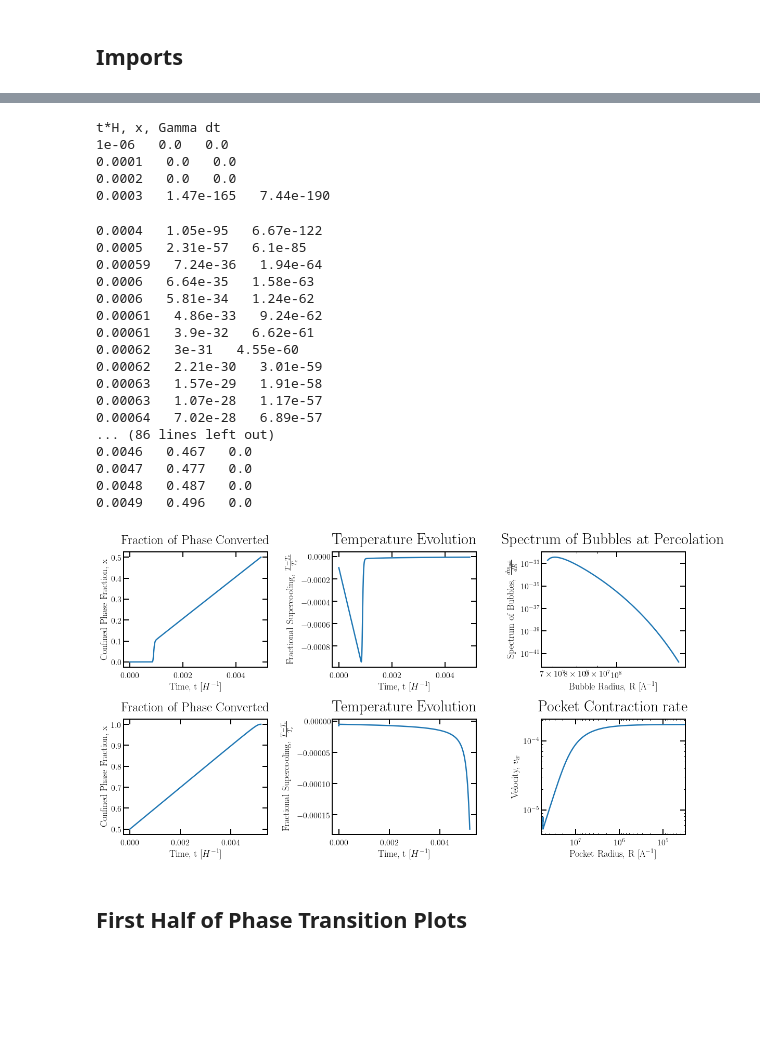
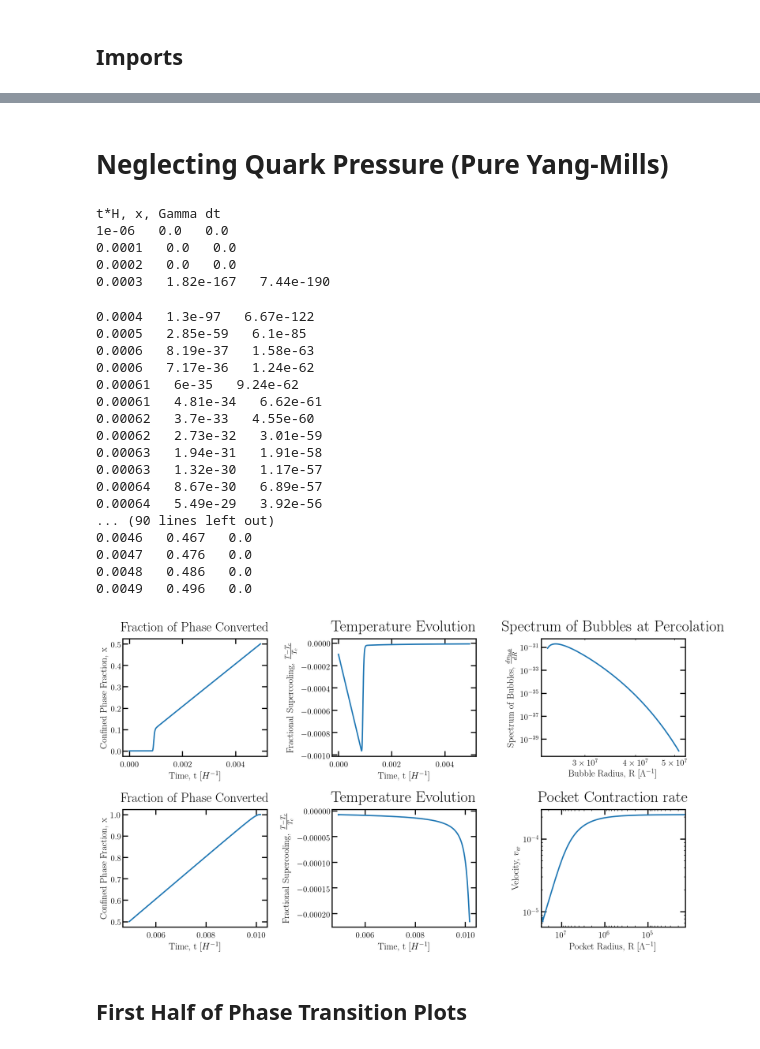
Before and after one commit to LBJ-Wade/ConfiningPT_Bubbles, a Jupyter notebook: bubbleFinal.ipynb, the cells around one changed output, grey strips where cells are left out. Saved outputs shown, nothing was run; the diff lists cells and outputs as text; code cells hidden in the pictures; blank space fills up the shorter version.

```diff
--- a/bubbleFinal.ipynb
+++ b/bubbleFinal.ipynb
@@ -16,17 +25,19 @@ from tqdm import tqdm_notebook as tqdm
+# %% [markdown]
+# Neglecting Quark Pressure (Pure Yang-Mills)
 # %%
 # Define Constants and Functions #
 
 # Measure everything in units of Tc
 Tc    = 1
-L, mu, kappa = 1.413*Tc**4, 0.02*Tc**3, 7*10**-5
+l, sigma, kappa = 1.413*Tc**4, 0.02*Tc**3, 7*10**-5
 rho = np.pi**2/30*106.75 * Tc**4
 
 # The only other scale is Mpl, so it is
 # the only quantity that changes with Tc.
-# e.g. if Tc = 10 TeV, Mpl =  1.220910e15/np.sqrt(8*np.pi/3)
+# e.g. if Tc = 10 TeV, Mpl =  ct.Mpl/np.sqrt(3)/1e13
 
-# Define Mpl = (G 8 pi /3)^-1/2
-Mpl   = 1.220910e16/np.sqrt(8*np.pi/3)
+# Define Mpl = (G 8 pi /3)^-1/2 in TeV
+Mpl   = ct.Mpl/np.sqrt(3)/1e12
 H    = np.sqrt(rho)/Mpl
 dt   = 1e-6/H;
 
@@ -34,7 +45,7 @@ def Gamma(T,A=1):
     return A*Tc**4*np.exp(-kappa*Tc**2/(T-Tc)**2)*np.sign(Tc-T)
 
 def Rc(T):
-    return 2*mu/L*Tc/(Tc-T)
+    return 2*sigma/l*Tc/(Tc-T)
 
 def vslow(R,T,Tc=None):
     v_term = (1-T/Tc)
@@ -100,23 +111,23 @@ t*H, x, Gamma dt
 1e-06   0.0   0.0
 0.0001   0.0   0.0
 0.0002   0.0   0.0
-0.0003   1.47e-165   7.44e-190
+0.0003   1.82e-167   7.44e-190
-0.0004   1.05e-95   6.67e-122
-0.0005   2.31e-57   6.1e-85
-0.00059   7.24e-36   1.94e-64
-0.0006   6.64e-35   1.58e-63
-0.0006   5.81e-34   1.24e-62
-0.00061   4.86e-33   9.24e-62
-0.00061   3.9e-32   6.62e-61
-0.00062   3e-31   4.55e-60
-0.00062   2.21e-30   3.01e-59
-0.00063   1.57e-29   1.91e-58
-0.00063   1.07e-28   1.17e-57
-0.00064   7.02e-28   6.89e-57
-... (86 lines left out)
+0.0004   1.3e-97   6.67e-122
+0.0005   2.85e-59   6.1e-85
+0.0006   8.19e-37   1.58e-63
+0.0006   7.17e-36   1.24e-62
+0.00061   6e-35   9.24e-62
+0.00061   4.81e-34   6.62e-61
+0.00062   3.7e-33   4.55e-60
+0.00062   2.73e-32   3.01e-59
+0.00063   1.94e-31   1.91e-58
+0.00063   1.32e-30   1.17e-57
+0.00064   8.67e-30   6.89e-57
+0.00064   5.49e-29   3.92e-56
+... (90 lines left out)
 0.0046   0.467   0.0
-0.0047   0.477   0.0
-0.0048   0.487   0.0
+0.0047   0.476   0.0
+0.0048   0.486   0.0
 0.0049   0.496   0.0
 # %%
 # Second Half of the Phase Transition: Pocket Contraction #
@@ -160,36 +171,36 @@ mask = (n_bub >= np.max(n_bub)*1e-10) & (R_bub != 0)
 a = np.transpose([R_bub[mask],n_bub[mask]])
 data = a[a[:,0].argsort()]
 dndR = np.abs(np.diff(data[:,1])/np.diff(data[:,0]))
 
 axarr[0][2].plot(data[:-1,0] * Tc, dndR / Tc**2)
 axarr[0][2].loglog()
 axarr[0][2].set_xlabel(r'Bubble Radius, R [$\Lambda^{-1}$]', fontsize=18)
 axarr[0][2].set_ylabel(r'Spectrum of Bubbles, $\frac{dn_{\mathrm bub}}{dR}$', fontsize=18)
 axarr[0][2].set_title('Spectrum of Bubbles at Percolation', fontsize=30)
 
-axarr[1][0].plot(times2*H, x2)
+axarr[1][0].plot((times[-1]+times2)*H, x2)
 axarr[1][0].set_xlabel(r'Time, t [$H^{-1}$]', fontsize=18)
 axarr[1][0].set_ylabel('Confined Phase Fraction, x', fontsize=18)
 axarr[1][0].set_title('Fraction of Phase Converted', fontsize=25)
 
 
-axarr[1][1].plot(times2*H, T2/Tc-1)
+axarr[1][1].plot((times[-1]+times2)*H, T2/Tc-1)
 axarr[1][1].set_xlabel(r'Time, t [$H^{-1}$]', fontsize=18)
 axarr[1][1].set_ylabel(r'Fractional Supercooling, $\frac{T-T_c}{T_c}$', fontsize=18)
 axarr[1][1].set_title('Temperature Evolution', fontsize=30)
 
 axarr[1][2].set_xlim([R2[0]*1.1, R2[-2]*.99])
 axarr[1][2].plot(R2, 1-T2/Tc)#, label='0.5')
 axarr[1][2].loglog()
 axarr[1][2].set_xlabel(r'Pocket Radius, R [$\Lambda^{-1}$]', fontsize=18)
 axarr[1][2].set_ylabel(r'Velocity, $v_w$', fontsize=18)
 axarr[1][2].set_title('Pocket Contraction rate', fontsize=30)
 
 plt.subplots_adjust(wspace=0.45, hspace=0.45, left=-0.0, right=1+0.0)
 
 # plt.subplots_adjust(wspace=0.35, left=-0.0, right=1+0.0)
 # %% [output]
-[figure, old version]
+[figure, new version]
 # %% [markdown]
 ## First Half of Phase Transition Plots
 # %%
```
Also changed, not shown: parts of 29 cells of this notebook.
